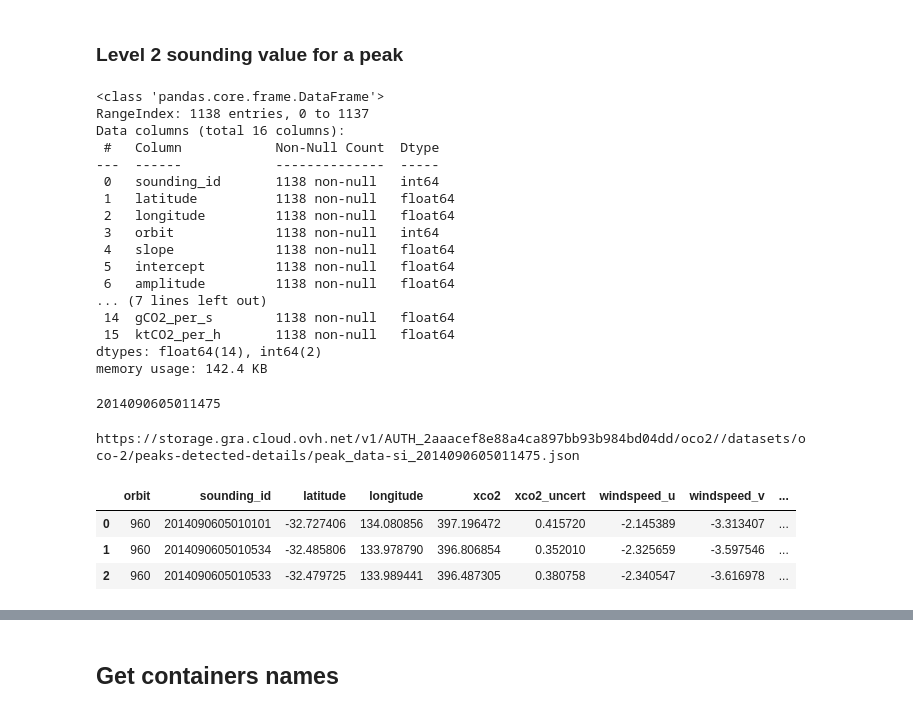
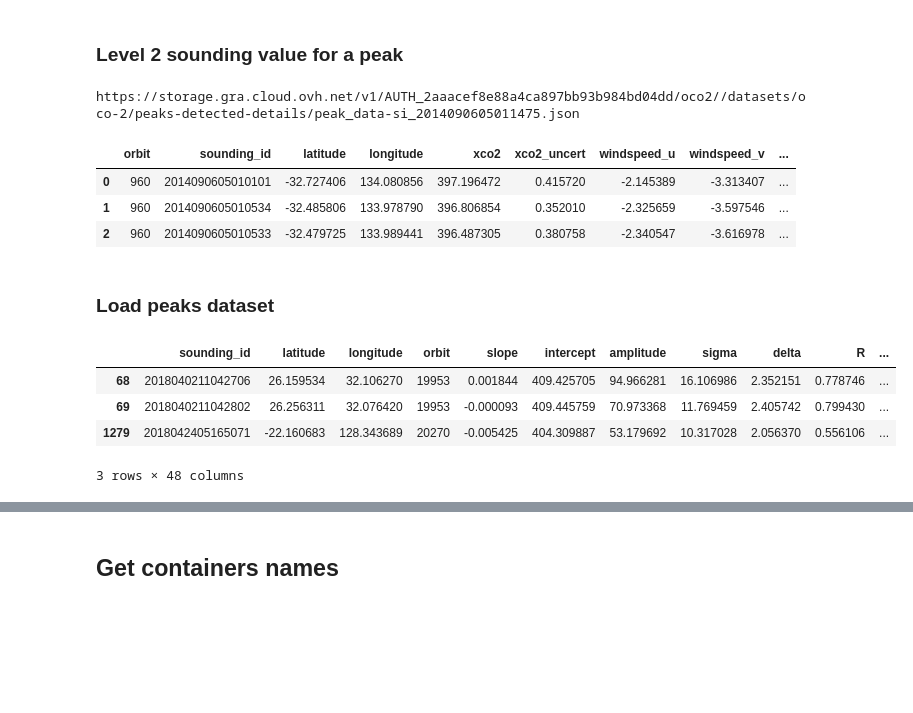
Before and after one commit to dataforgoodfr/batch7_satellite_ges, a Jupyter notebook: notebooks/oco2peak-datasets.ipynb, the cells around one changed output, grey strips where cells are left out. Saved outputs shown, nothing was run; the diff lists cells and outputs as text; code cells hidden in the pictures; blank space fills up the shorter version.

```diff
--- a/notebooks/oco2peak-datasets.ipynb
+++ b/notebooks/oco2peak-datasets.ipynb
@@ -33,8 +34,10 @@ import json
 import glob
 import os
 import pandas as pd
+import geopandas as gpd
 from fastprogress.fastprogress import master_bar, progress_bar
 from swiftclient.exceptions import ClientException
+from shapely.wkt import loads
 
 class Datasets:
     """
@@ -163,6 +166,8 @@ class Datasets:
             df['sounding_id']= df['sounding_id'].astype('int64')
         return df
 
+
+
     def get_peak_param(self, sounding_id, df_all_peak):
         df_param = df_all_peak.query("sounding_id==@sounding_id")
         if len(df_param)<1:
@@ -182,6 +187,30 @@ class Datasets:
         return gaussian_param
     def get_gaussian_param(self, sounding_id, df_all_peak):
         return self.get_peak_param(sounding_id, df_all_peak)
+
+    def get_peaks(self, url, delta_threshold=None):
+        """
+        Load the peak dataframe and convert it to GeoPandas
+        """
+        oco2_data = self.get_dataframe(url)
+        # Filter to delta > 1
+        oco2_data = oco2_data[oco2_data.delta > delta_threshold] if delta_threshold is not None else oco2_data
+        oco2_data = gpd.GeoDataFrame(oco2_data)
+        oco2_data['geometry'] = oco2_data['geometry'].apply(loads)
+        oco2_data.crs = {'init': 'epsg:4326'}
+        return oco2_data
+
+    def get_inventory(self, url):
+        """
+        Load the peak inventory dataframe and convert it to GeoPandas
+        """
+        invent = pd.read_csv(url, sep=",", index_col=0)
+        invent = gpd.GeoDataFrame(invent, geometry=gpd.points_from_xy(invent.longitude, invent.latitude))
+        invent.crs = {'init': 'epsg:4326'}
+        invent = invent[invent['longitude'].notna()]
+        invent = invent[invent['latitude'].notna()]
+        invent = invent[invent['CO2/CO2e emissions (in tonnes per year)'].notna()]
+        return invent
 # %% [markdown]
 # Examples
 # %% [markdown]
@@ -220,34 +249,26 @@ https://storage.gra.cloud.ovh.net/v1/AUTH_2aaacef8e88a4ca897bb93b984bd04dd/oco2/
 # %% [markdown]
 ### Level 2 sounding value for a peak
 # %%
-df.info()
 sounding_id = int(df.iloc[0].sounding_id)
-sounding_id
+#sounding_id
 url=datasets.get_url_from_sounding_id(str(sounding_id))
 print(url)
 df=datasets.get_dataframe(url)
 df.head(3)
 # %% [output]
-<class 'pandas.core.frame.DataFrame'>
-RangeIndex: 1138 entries, 0 to 1137
-Data columns (total 16 columns):
- #   Column            Non-Null Count  Dtype
----  ------            --------------  -----
- 0   sounding_id       1138 non-null   int64
- 1   latitude          1138 non-null   float64
- 2   longitude         1138 non-null   float64
- 3   orbit             1138 non-null   int64
- 4   slope             1138 non-null   float64
- 5   intercept         1138 non-null   float64
- 6   amplitude         1138 non-null   float64
-... (7 lines left out)
- 14  gCO2_per_s        1138 non-null   float64
- 15  ktCO2_per_h       1138 non-null   float64
-dtypes: float64(14), int64(2)
-memory usage: 142.4 KB
+https://storage.gra.cloud.ovh.net/v1/AUTH_2aaacef8e88a4ca897bb93b984bd04dd/oco2//datasets/oco-2/peaks-detected-details/peak_data-si_2014090605011475.json
-2014090605011475
-https://storage.gra.cloud.ovh.net/v1/AUTH_2aaacef8e88a4ca897bb93b984bd04dd/oco2//datasets/oco-2/peaks-detected-details/peak_data-si_2014090605011475.json
 |  | orbit | sounding_id | latitude | longitude | xco2 | xco2_uncert | windspeed_u | windspeed_v | ... |
 | 0 | 960 | 2014090605010101 | -32.727406 | 134.080856 | 397.196472 | 0.415720 | -2.145389 | -3.313407 | ... |
 | 1 | 960 | 2014090605010534 | -32.485806 | 133.978790 | 396.806854 | 0.352010 | -2.325659 | -3.597546 | ... |
 | 2 | 960 | 2014090605010533 | -32.479725 | 133.989441 | 396.487305 | 0.380758 | -2.340547 | -3.616978 | ... |
+# %% [markdown]
+### Load peaks dataset
+# %%
+url = datasets.get_files_urls(prefix="/datasets/oco-2/peaks-and-invent/", pattern='peaks_and_invent_1804')[0]
+datasets.get_peaks(url, 2).head(3)
+# %% [output]
+|  | sounding_id | latitude | longitude | orbit | slope | intercept | amplitude | sigma | delta | R | ... |
+| 68 | 2018040211042706 | 26.159534 | 32.106270 | 19953 | 0.001844 | 409.425705 | 94.966281 | 16.106986 | 2.352151 | 0.778746 | ... |
+| 69 | 2018040211042802 | 26.256311 | 32.076420 | 19953 | -0.000093 | 409.445759 | 70.973368 | 11.769459 | 2.405742 | 0.799430 | ... |
+| 1279 | 2018042405165071 | -22.160683 | 128.343689 | 20270 | -0.005425 | 404.309887 | 53.179692 | 10.317028 | 2.056370 | 0.556106 | ... |
+3 rows × 48 columns
```
Also changed, not shown: parts of 3 cells of this notebook, 7 other files.
